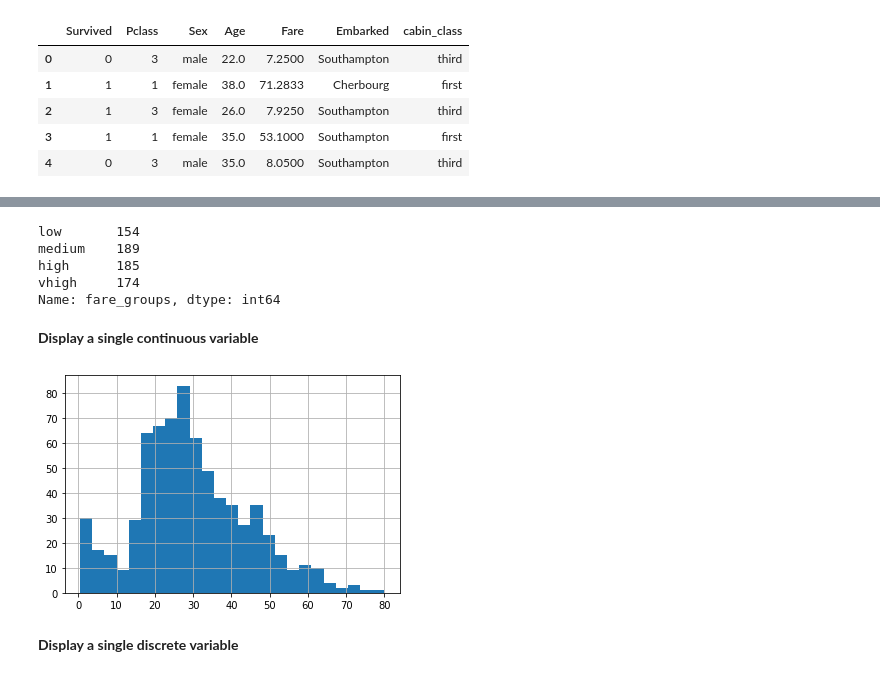
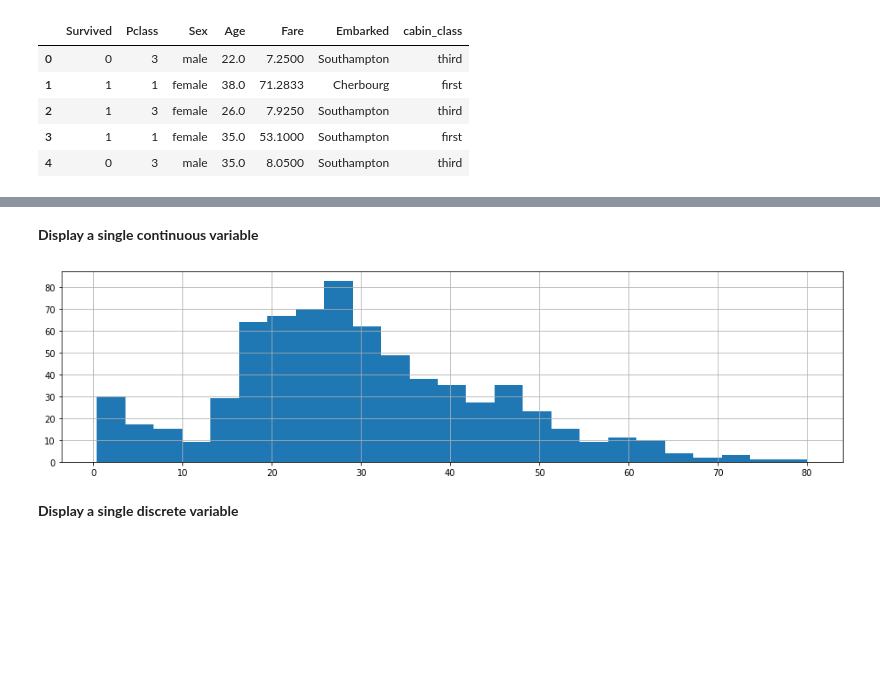
Before and after one commit to sugarfreecode/DS-Unit-1-Sprint-1-Data-Wrangling-and-Storytelling, a Jupyter notebook: module4-make-explanatory-visualizations/LS_DS_114_Make_Explanatory_Visualizations_Lecture_Solutions.ipynb, the cells around one changed output, grey strips where cells are left out. Drawn from its saved outputs; the diff is of its cells as text; code cells hidden in the pictures; blank space fills up the shorter version.

```diff
--- a/module4-make-explanatory-visualizations/LS_DS_114_Make_Explanatory_Visualizations_Lecture_Solutions.ipynb
+++ b/module4-make-explanatory-visualizations/LS_DS_114_Make_Explanatory_Visualizations_Lecture_Solutions.ipynb
@@ -50,7 +51,3 @@ df.head()
 | 2 | 1 | 3 | female | 26.0 | 7.9250 | Southampton | third |
 | 3 | 1 | 1 | female | 35.0 | 53.1000 | Southampton | first |
 | 4 | 0 | 3 | male | 35.0 | 8.0500 | Southampton | third |
-# %%
-# survival is a binary variable, which is a type of discrete var.
-df['death_var']=df['Survived'].map({0:'died', 1: 'lived'})
-df.head()
@@ -77,7 +62,7 @@ Name: Age, dtype: float64
 # %%
 # A continuous variable can be converted to a discrete var using binning.
-mybins=[0,19,29,39,80]
-mylabels=['below 20', '20-29', '30-39', 'above 39']
-df['age_groups']= pd.cut(df['Age'], bins=mybins, labels=mylabels)
-df.head()
+farebins=[0,8,15,33,512]
+farelabels=['low', 'medium', 'high','vhigh']
+df['fare_groups']= pd.cut(df['Fare'], bins=farebins, labels=farelabels)
+df['fare_groups'].value_counts().sort_index()
 # %% [output]
@@ -115,22 +74,10 @@ df=df[df['Fare']<500]
-# %%
-# Convert it to categorical
-farebins=[0,8,15,33,512]
-farelabels=['low', 'medium', 'high','vhigh']
-df['fare_groups']= pd.cut(df['Fare'], bins=farebins, labels=farelabels)
-df['fare_groups'].value_counts().sort_index()
-# %% [output]
-low       154
-medium    189
-high      185
-vhigh     174
-Name: fare_groups, dtype: int64
 # %% [markdown]
 **Display a single continuous variable**
 # %%
 # Histogram
-df['Age'].hist(bins=25);
+df['Age'].hist(bins=25, figsize=(16,4));
 # %% [output]
-[figure, old version]
+[figure, new version]
 # %% [markdown]
 **Display a single discrete variable**
 # %%
```
Also changed, not shown: parts of 13 cells of this notebook.
